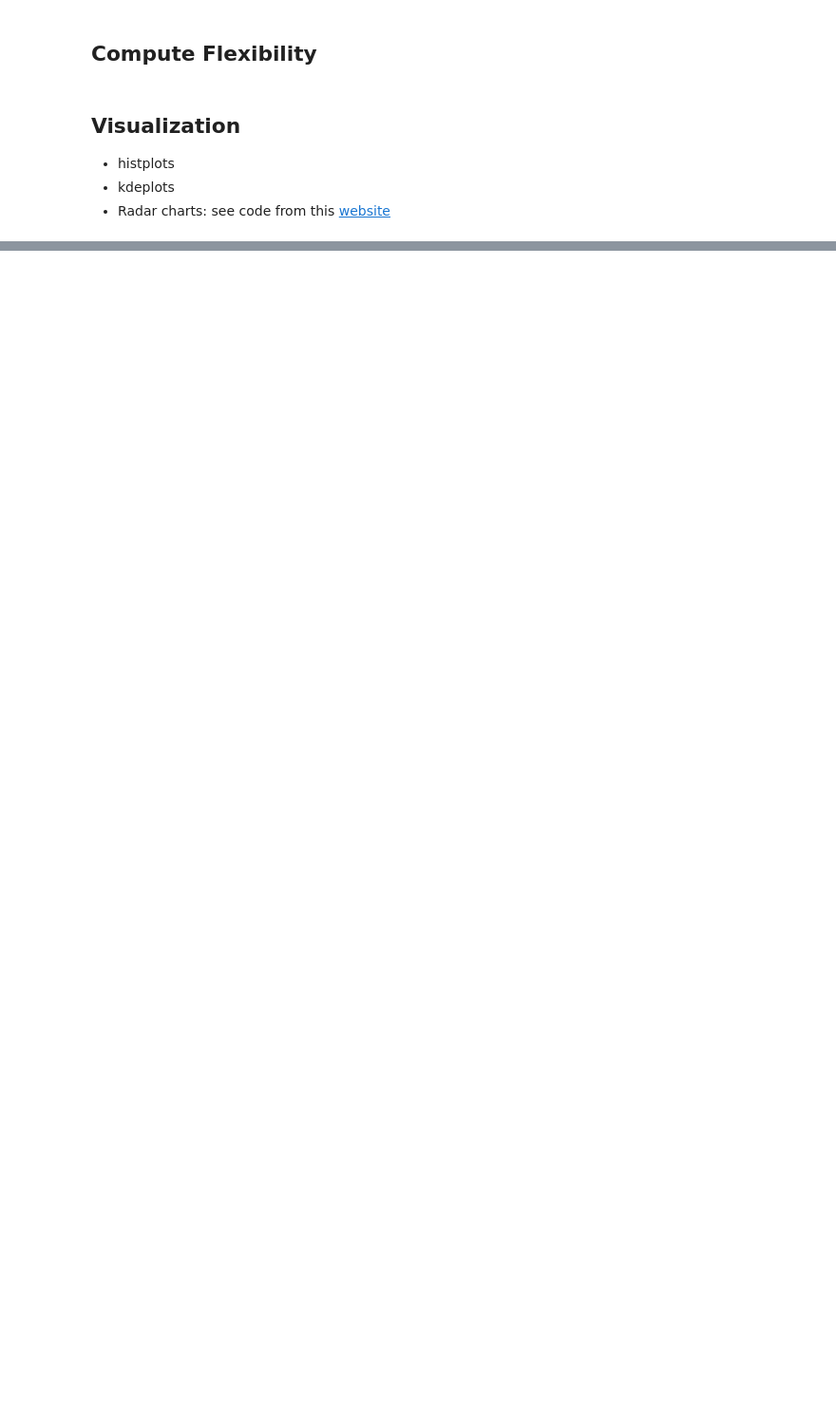
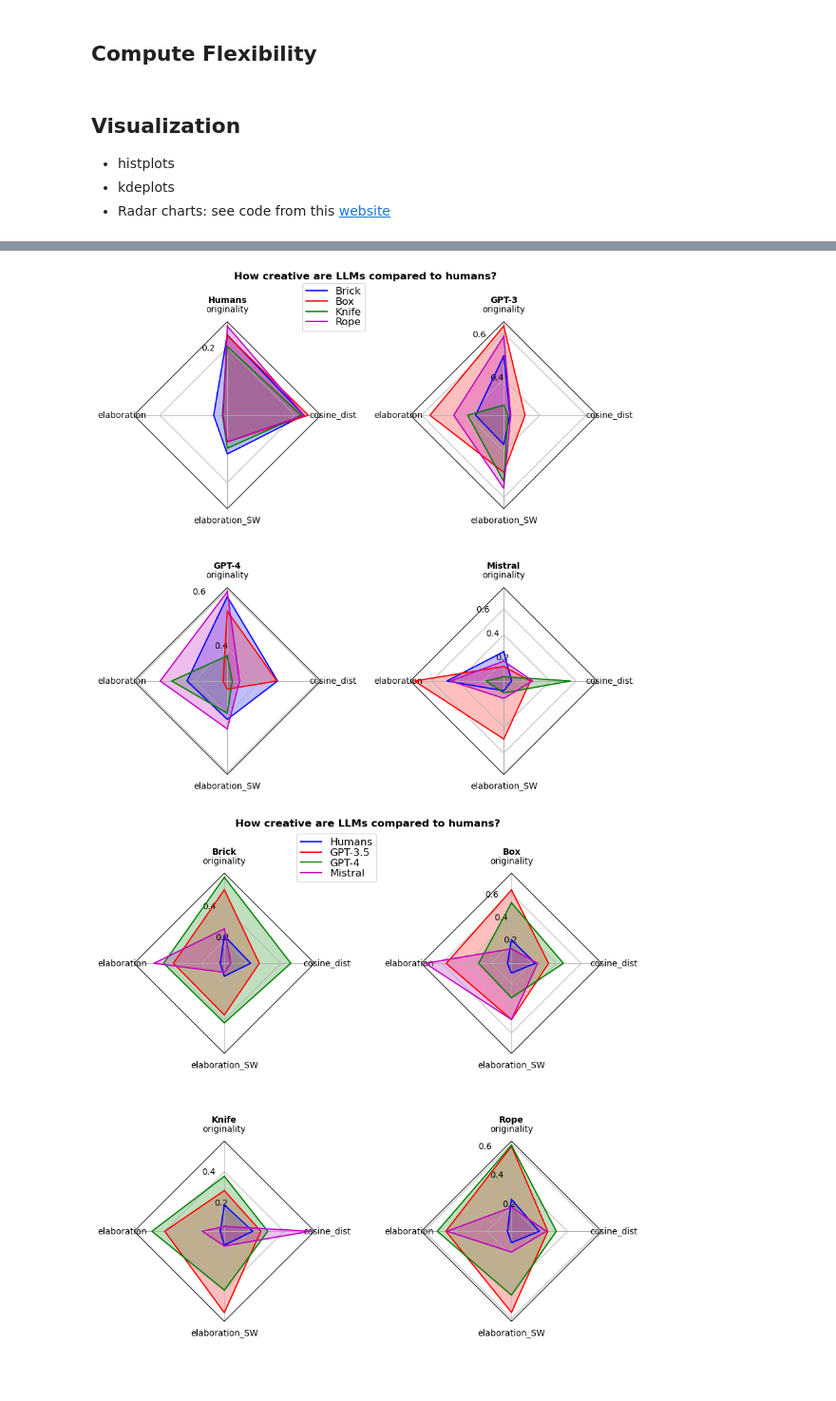
Before and after one commit to Maximelel/LLM_creativity_aut, a Jupyter notebook: benchmark.ipynb, the cells around one changed output, grey strips where cells are left out. Shown: that part at 95% size. Saved outputs shown, nothing was run; the diff lists cells and outputs as text; code cells hidden in the pictures; blank space fills up the shorter version.

```diff
--- a/benchmark.ipynb
+++ b/benchmark.ipynb
@@ -403,2 +251,12 @@ if __name__ == '__main__':
+# %%
+# dimensions to plot
+features = ["originality", "elaboration", "elaboration_SW", "cosine_dist"]
+#features = ["originality", "elaboration", "elaboration_SW"]
+
+radar_charts_per_model(humans_norm, gpt_35_100_norm, gpt_4_100_norm, mistral_norm, features)
+radar_charts_per_object(humans_norm, gpt_35_100_norm, gpt_4_100_norm, mistral_norm, features)
+# %% [output]
+[figure, added]
+[figure, added]
 # %% [markdown]
 #
```
Also changed, not shown: parts of 11 cells of this notebook, 2 other files.
